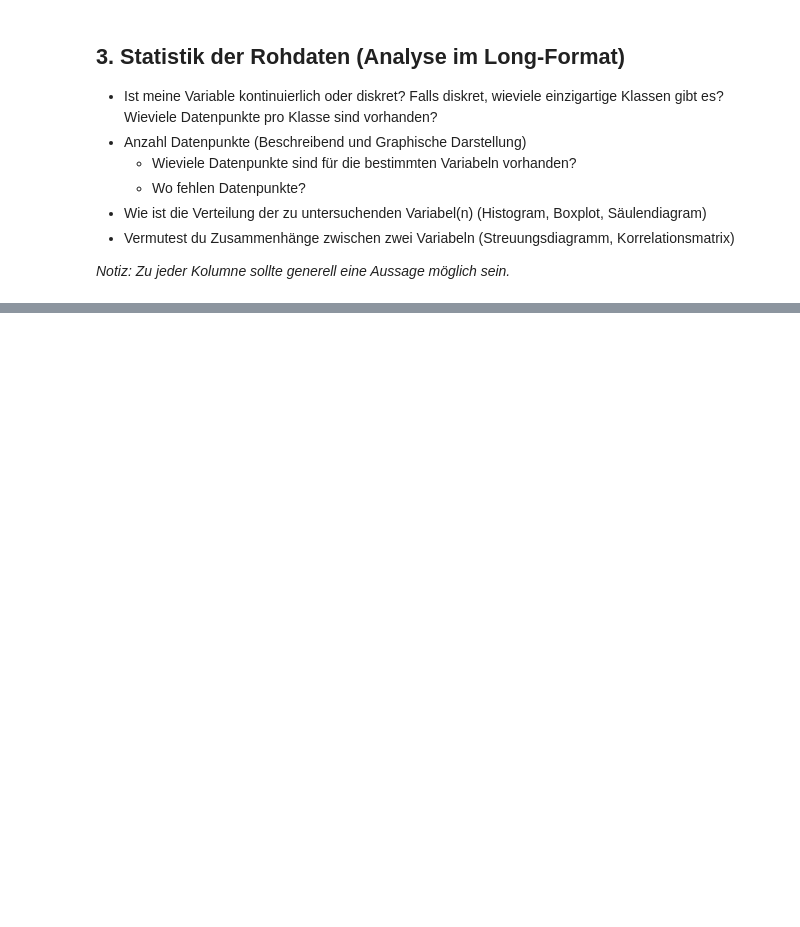
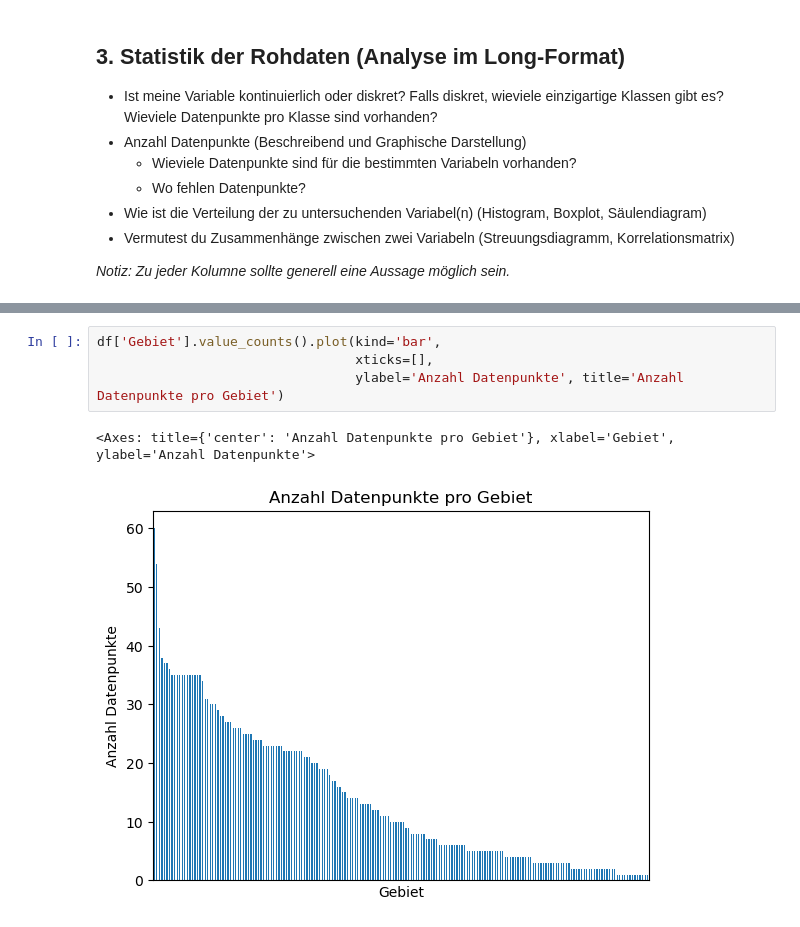
Before and after one commit to karinavonfelbert/Python-Leistungsnachweis, a Jupyter notebook: Python_LN.ipynb, the cells around one changed output, grey strips where cells are left out. Drawn from its saved outputs; the diff is of its cells as text; blank space fills up the shorter version.

```diff
--- a/Python_LN.ipynb
+++ b/Python_LN.ipynb
@@ -84,0 +122,7 @@ ValueError: Index contains duplicate entries, cannot reshape
+# %%
+df['Gebiet'].value_counts().plot(kind='bar',
+                                 xticks=[],
+                                 ylabel='Anzahl Datenpunkte', title='Anzahl Datenpunkte pro Gebiet')
+# %% [output]
+<Axes: title={'center': 'Anzahl Datenpunkte pro Gebiet'}, xlabel='Gebiet', ylabel='Anzahl Datenpunkte'>
+[figure, added]
```
Also changed, not shown: parts of 10 cells of this notebook, 1 other file.
